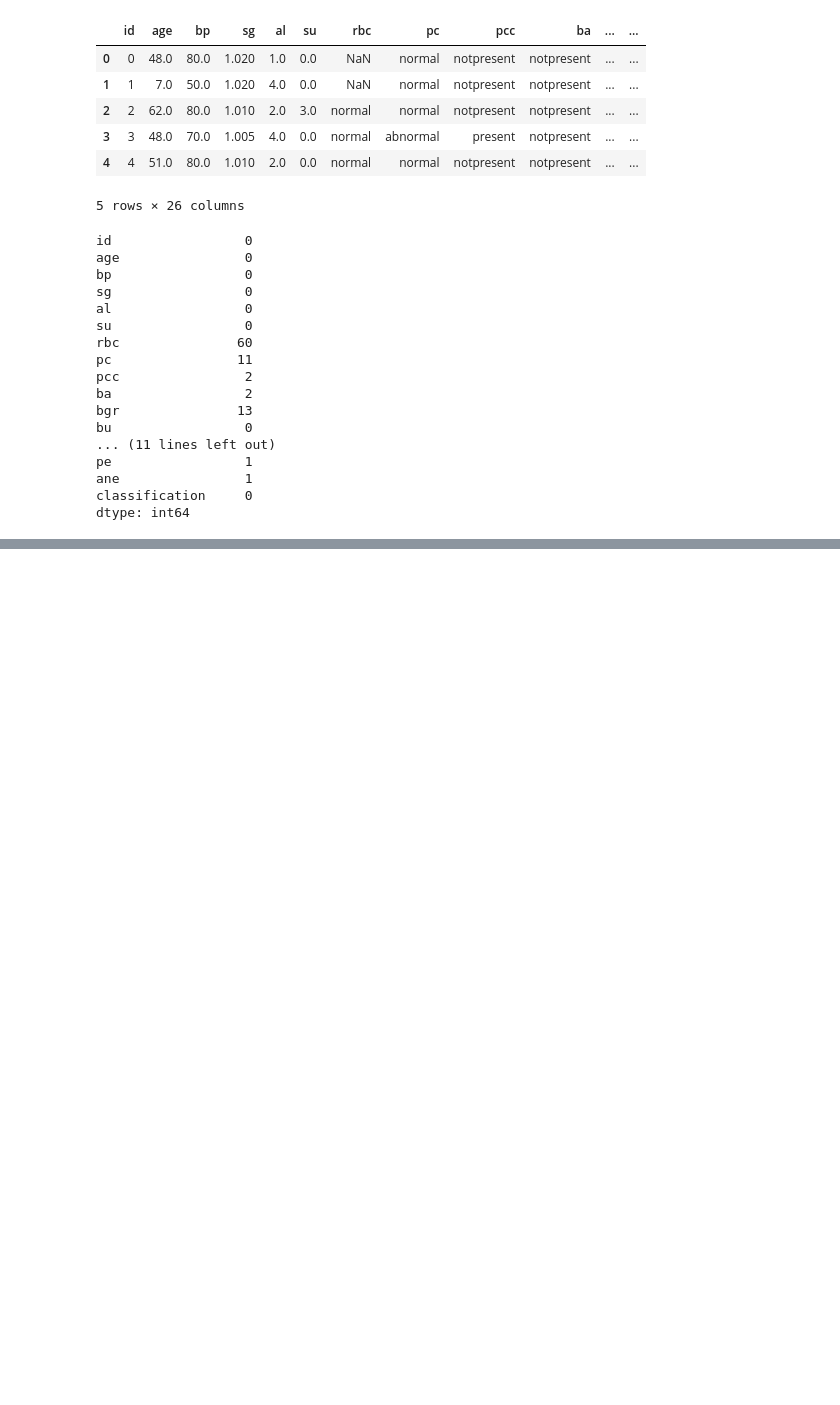
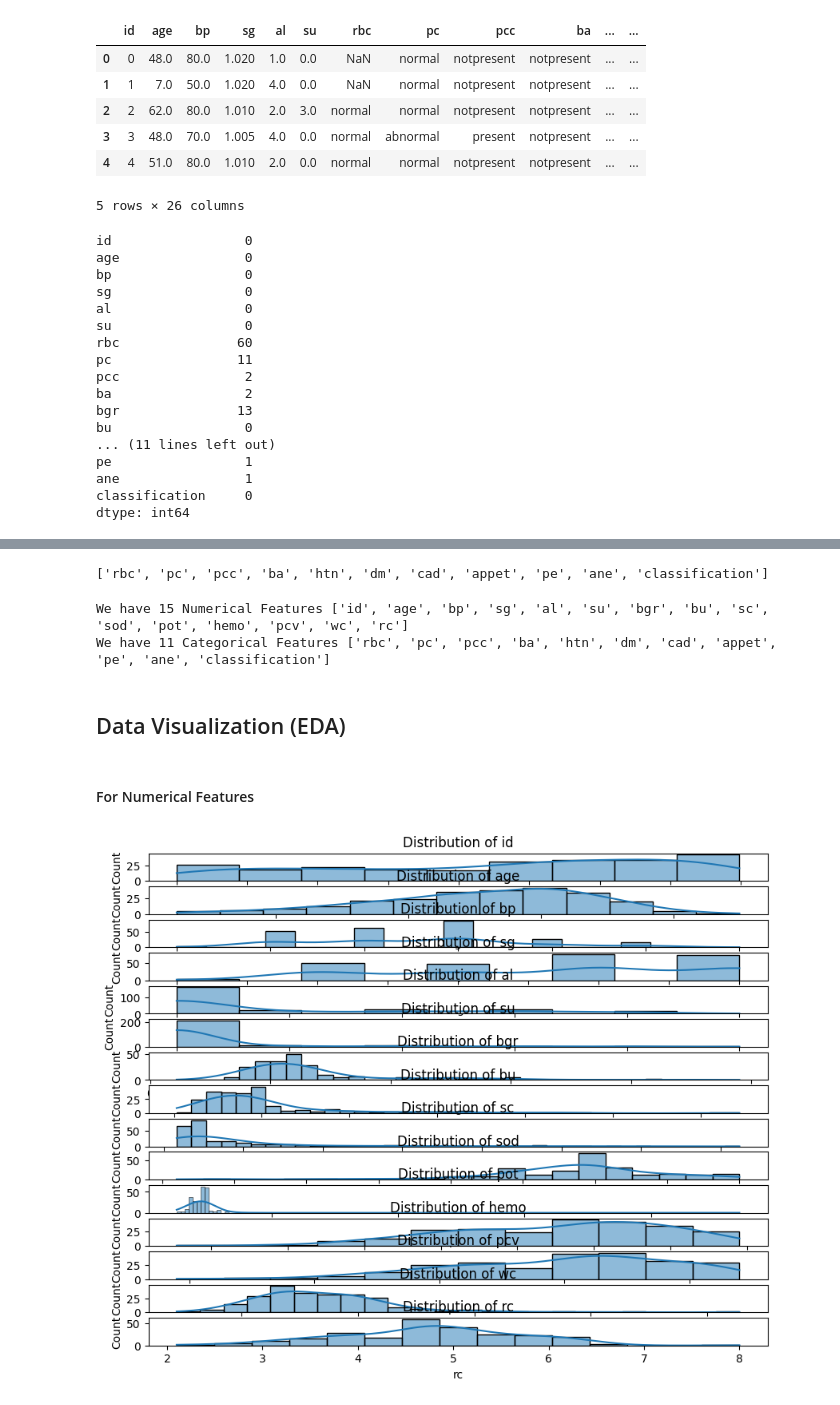
Before and after one commit to Siddharth0207/victus, a Jupyter notebook: notebook/data/EDA.ipynb, the cells around one changed output, grey strips where cells are left out. Saved outputs shown, nothing was run; the diff lists cells and outputs as text; code cells hidden in the pictures; blank space fills up the shorter version.

```diff
--- a/notebook/data/EDA.ipynb
+++ b/notebook/data/EDA.ipynb
@@ -42,0 +121,22 @@ dtype: int64
+# %%
+unique_values = [feature for feature in df.columns if df[feature].nunique() < 5]
+print(unique_values)
+# %% [output]
+['rbc', 'pc', 'pcc', 'ba', 'htn', 'dm', 'cad', 'appet', 'pe', 'ane', 'classification']
+# %%
+# Define Cateorical and Numerical Columns
+numeric_features = [feature for feature in df.columns if df[feature].dtype != 'O']
+categorical_features = [feature for feature in df.columns if df[feature].dtype == 'O']
+
+print("We have {} Numerical Features {}".format(len(numeric_features), numeric_features))
+print("We have {} Categorical Features {}".format(len(categorical_features), categorical_features))
+# %% [output]
+We have 15 Numerical Features ['id', 'age', 'bp', 'sg', 'al', 'su', 'bgr', 'bu', 'sc', 'sod', 'pot', 'hemo', 'pcv', 'wc', 'rc']
+We have 11 Categorical Features ['rbc', 'pc', 'pcc', 'ba', 'htn', 'dm', 'cad', 'appet', 'pe', 'ane', 'classification']
+# %%
+# Handling Missing Values
+for column in df.columns:
+    if df[column].dtype == 'object':
+        df[column].fillna(df[column].mode()[0], inplace=True)
+    else:
+        df[column].fillna(df[column].median(), inplace=True)
@@ -42,0 +145,15 @@ dtype: int64
+# %% [markdown]
+## Data Visualization (EDA)
+# %% [markdown]
+#### For Numerical Features
+# %%
+# Plot distributions of numerical variables
+num_cols = df.select_dtypes(include=np.number).columns
+fig, axes = plt.subplots(len(num_cols), 1, figsize=(10, 8))
+for i, col in enumerate(num_cols):
+    sns.histplot(df[col], kde=True, ax=axes[i])
+    axes[i].set_title(f"Distribution of {col}")
+plt.tight_layout()
+plt.show()
+# %% [output]
+[figure, added]
```
Also changed, not shown: parts of 17 cells of this notebook, 1 other file.
